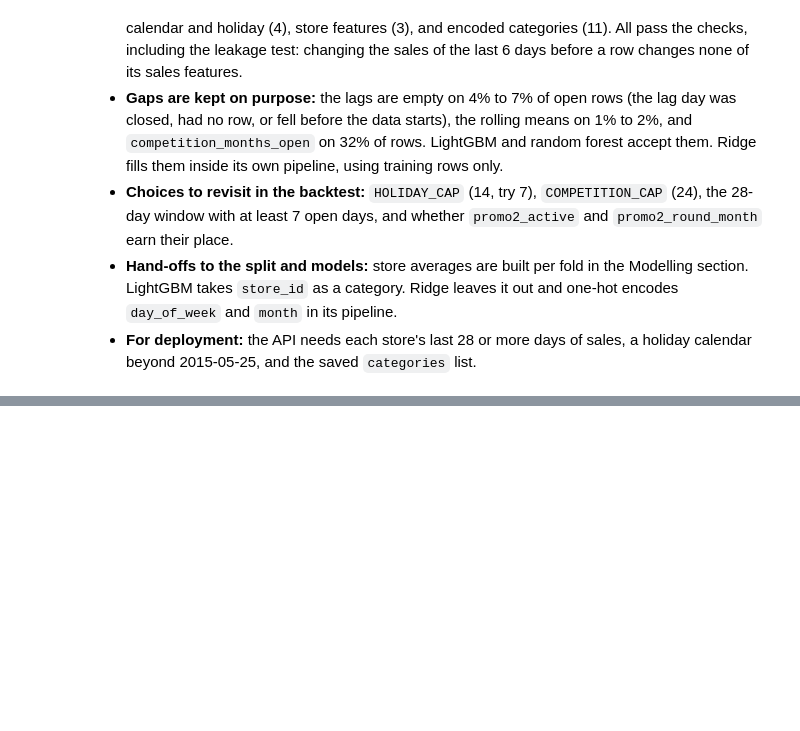
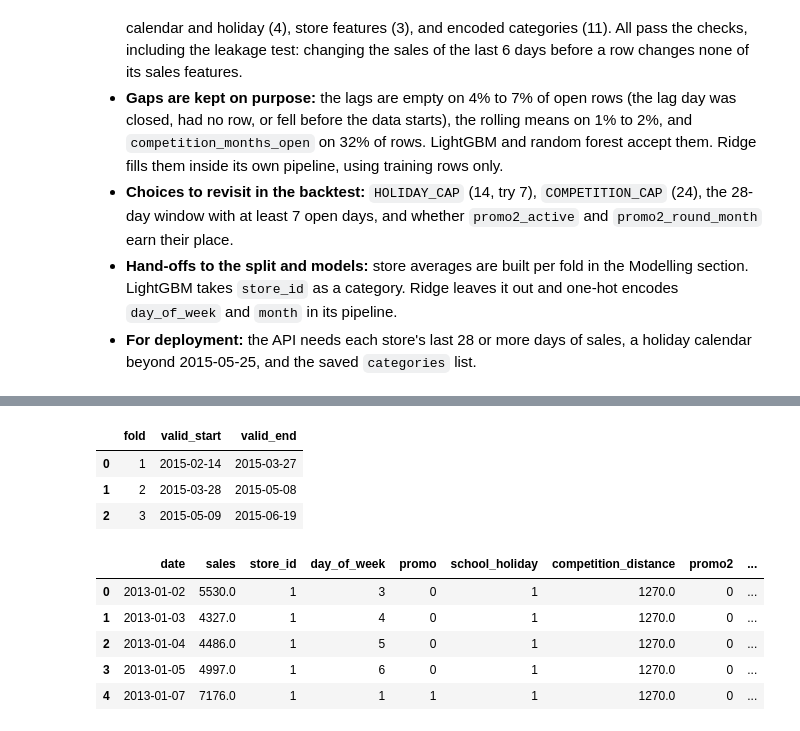
Before and after one commit to rimvelvet31/rossmann-retail-demand-forecasting, a Jupyter notebook: notebooks/notebook.ipynb, the cells around one changed output, grey strips where cells are left out. Drawn from its saved outputs; the diff is of its cells as text; code cells hidden in the pictures; blank space fills up the shorter version.

```diff
--- a/notebooks/notebook.ipynb
+++ b/notebooks/notebook.ipynb
@@ -45,6 +45,10 @@ HOLIDAY_CAP = 14        # days to or since a holiday are capped here
 NATIONAL_SHARE = 0.9    # a holiday is national when this share of stores has it flagged
 COMPETITION_CAP = 24    # months since a competitor opened are capped here
 CATEGORY_COLUMNS = ["store_type", "assortment", "state_holiday"]   # text columns we one-hot encode
+N_FOLDS = 3             # number of backtest folds
+VALID_DAYS = 42         # length of each fold's validation window
+
+
 
 # Display settings
 pd.set_option("display.max_columns", None)
@@ -2203,0 +2248,33 @@ PASS  ...but do react to sales exactly 7 days back (the test has teeth)
+# %%
+def make_folds(holdout_start, n_folds, valid_days):
+    """Return a table with one row per fold: `fold`, `valid_start`, and `valid_end` (both inclusive).
+
+    The validation windows are `valid_days` long and sit back to back, and the last one ends the day before
+    `holdout_start`. Fold 1 is the oldest. A fold trains on every date before its own `valid_start`.
+    """
+    window = pd.Timedelta(days=valid_days)
+    starts = [holdout_start - window * (n_folds - i) for i in range(n_folds)]
+    return pd.DataFrame({
+        "fold": range(1, n_folds + 1),
+        "valid_start": starts,
+        "valid_end": [start + window - pd.Timedelta(days=1) for start in starts],
+    })
+
+
+def split_by_date(df, date_col, valid_start, valid_end):
+    """Return (train, valid) as new tables: train is every row before `valid_start`, valid is the rows from
+    `valid_start` to `valid_end` (both inclusive). Later rows (next folds and the holdout) are in neither.
+    """
+    train = df[df[date_col] < valid_start]
+    valid = df[df[date_col].between(valid_start, valid_end)]
+    return train, valid
+# %%
+folds = make_folds(HOLDOUT_START, N_FOLDS, VALID_DAYS)
+
+for _, fold in folds.iterrows():
+    train, valid = split_by_date(model_df, "date", fold["valid_start"], fold["valid_end"])
+    print(f"fold {fold['fold']}: train {len(train):,} rows up to {train['date'].max().date()}, "
+          f"valid {len(valid):,} rows from {fold['valid_start'].date()} to {fold['valid_end'].date()}")
+
+holdout = model_df[model_df["date"] >= HOLDOUT_START]
+print(f"holdout: {len(holdout):,} rows from {holdout['date'].min().date()} to {holdout['date'].max().date()}")
@@ -2203,0 +2286,16 @@ PASS  ...but do react to sales exactly 7 days back (the test has teeth)
+# %%
+folds
+# %% [output]
+|  | fold | valid_start | valid_end |
+| 0 | 1 | 2015-02-14 | 2015-03-27 |
+| 1 | 2 | 2015-03-28 | 2015-05-08 |
+| 2 | 3 | 2015-05-09 | 2015-06-19 |
+# %%
+train.head()
+# %% [output]
+|  | date | sales | store_id | day_of_week | promo | school_holiday | competition_distance | promo2 | ... |
+| 0 | 2013-01-02 | 5530.0 | 1 | 3 | 0 | 1 | 1270.0 | 0 | ... |
+| 1 | 2013-01-03 | 4327.0 | 1 | 4 | 0 | 1 | 1270.0 | 0 | ... |
+| 2 | 2013-01-04 | 4486.0 | 1 | 5 | 0 | 1 | 1270.0 | 0 | ... |
+| 3 | 2013-01-05 | 4997.0 | 1 | 6 | 0 | 1 | 1270.0 | 0 | ... |
+| 4 | 2013-01-07 | 7176.0 | 1 | 1 | 1 | 1 | 1270.0 | 0 | ... |
```
Also changed, not shown: parts of 11 cells of this notebook.
